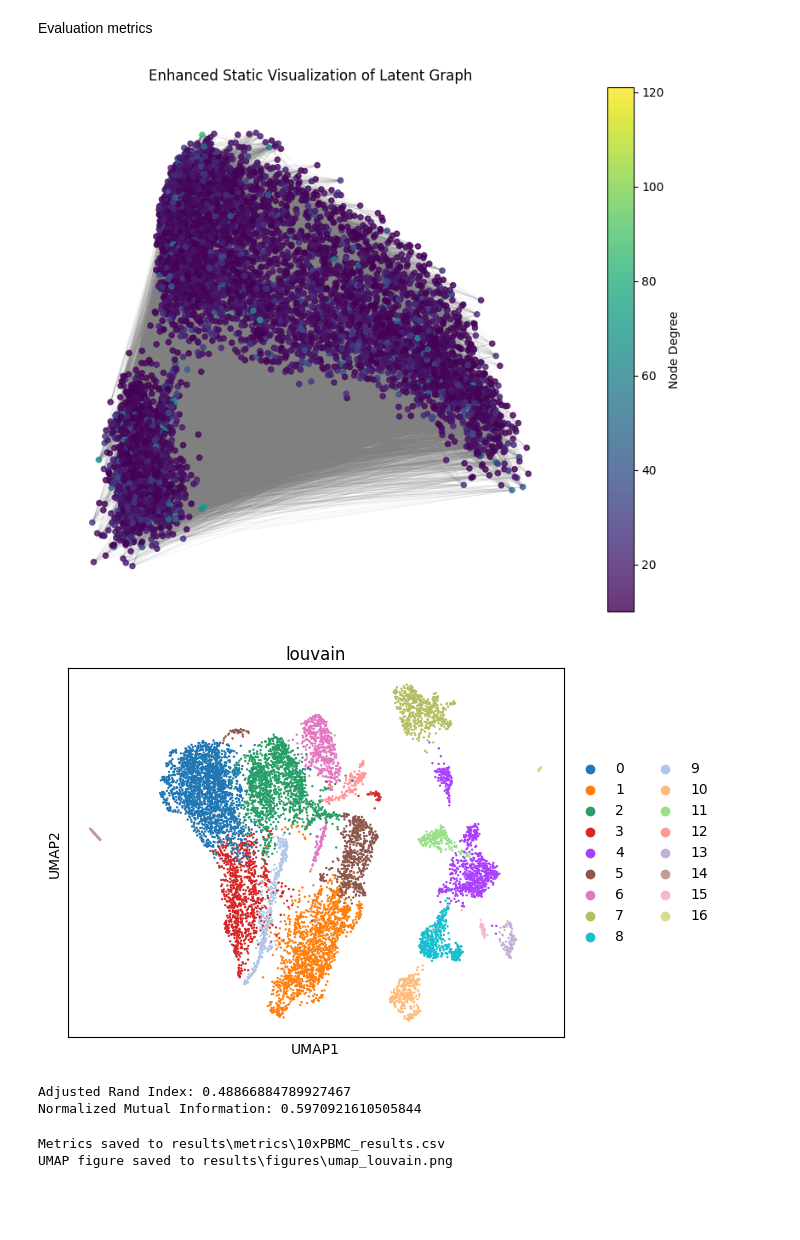
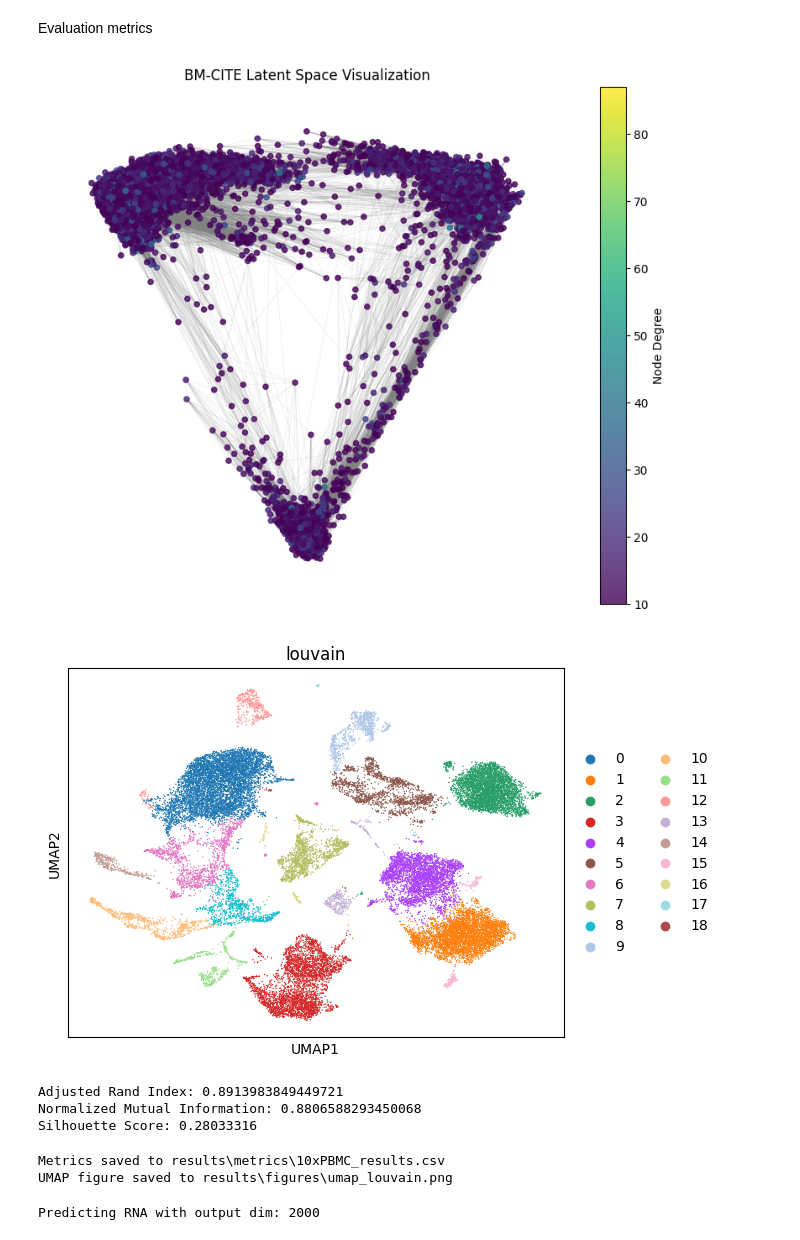
Before and after one commit to ZW471/MultiOmicsIntegration, a Jupyter notebook: evaluation/our_model_eval.ipynb, the cells around one changed output. Saved outputs shown, nothing was run; the diff lists cells and outputs as text; code cells hidden in the pictures; blank space fills up the shorter version.

```diff
--- a/evaluation/our_model_eval.ipynb
+++ b/evaluation/our_model_eval.ipynb
@@ -6,7 +6,7 @@ sys.path.append(os.path.abspath(".."))
 import torch
 import scanpy as sc
 # %%
-DATASET_NAME = "LUNG-CITE"
+DATASET_NAME = "BM-CITE"
 BASE_DATA_DIR = os.path.join("..", "datasets", "data", "processed")
 DEVICE = torch.device('cuda' if torch.cuda.is_available() else 'cpu')
 import random
@@ -428,3 +418,22 @@ INFO:pytorch_lightning.utilities.rank_zero:`Trainer.fit` stopped: `max_epochs=1`
+# %%
+from model.model import GraphAELightningModule
+
+checkpoint_path = r"C:/Users/sonia/Documents/University/Cambridge/L65/Multi Omics Integration Project/MultiOmicsIntegration/evaluation/checkpoints/BM-CITE-graph_ae-epoch=140-train_loss=0.09.ckpt"
+
+model = GraphAELightningModule.load_from_checkpoint(
+    checkpoint_path,
+    in_channels=hetero_data['cell'].x.size(1),
+    hidden_channels=512,
+    latent_channels=512,
+    modalities=modalities,
+    num_layers=2,
+    learning_rate=0.0001,
+    total_epochs=500,
+    warmup_epochs=3,
+    num_clusters=20,
+    clustering_weight=0.01,
+    strict=False
+)
 # %%
 # Inference on full data:
 model.eval()
@@ -460,0 +449,11 @@ Predicted edge probabilities: {'ATAC': tensor([[0.6444],
+# %%
+model = model.cpu()
+hetero_data = hetero_data.cpu()
+
+model.eval()
+with torch.no_grad():
+    z = model(hetero_data)  # CPU-based inference
+    pos_edge_index = list(hetero_data.edge_index_dict.values())[0]
+    pred_edge_probs = model.model.decode(z, pos_edge_index)
+    print(f"nde_embedding: {z}")
+    print("Predicted edge probabilities:", pred_edge_probs)
@@ -479,35 +499,35 @@ z_2d = pca.fit_transform(z)
 # Create a NetworkX graph
 G = nx.Graph()
 
 num_nodes = z_2d.shape[0]
 # Add nodes with 2D positions as attributes
 for i in range(num_nodes):
     G.add_node(i, pos=z_2d[i])
 
 # Use all edges from pos_edge_index (assumed to be a torch.LongTensor)
 edge_index = pos_edge_index.cpu().numpy()  # shape: [2, num_edges]
 num_edges = edge_index.shape[1]
 
 # Add all edges to the graph
 for i in range(num_edges):
     src, dst = edge_index[:, i]
     G.add_edge(int(src), int(dst))
 
 # Get positions for all nodes and compute degrees for coloring
 pos = nx.get_node_attributes(G, 'pos')
 degree = dict(G.degree())
 node_color = [degree[node] for node in G.nodes()]
 
 plt.figure(figsize=(10, 8))
 # Draw nodes with a colormap based on degree, which conveys importance or connectivity
 nodes = nx.draw_networkx_nodes(G, pos, node_size=20, node_color=node_color, cmap=plt.cm.viridis, alpha=0.8)
 edges = nx.draw_networkx_edges(G, pos, width=0.5, edge_color='gray', alpha=0.15)
-plt.title("Enhanced Static Visualization of Latent Graph")
+plt.title("BM-CITE Latent Space Visualization")
 plt.axis('off')
 plt.colorbar(nodes, label='Node Degree')
 plt.show()
 # %% [output]
-[figure, old version]
+[figure, new version]
 # %%
 latent_embedding = z
 adata_eval = sc.AnnData(X=latent_embedding, obs=cell_metadata.copy())
@@ -518,7 +538,7 @@ sc.tl.louvain(adata_eval, resolution=0.5)            # Run Louvain clustering.
 sc.tl.umap(adata_eval)                               # Compute UMAP coordinates.
 sc.pl.embedding(adata_eval, color='louvain', basis='umap')  # Visualize the UMAP colored by Louvain clusters.
 # %% [output]
-[figure, old version]
+[figure, new version]
 # %%
 try:
     gt = adata_eval.obs['celltype'].tolist()   # True labels.
@@ -527,15 +547,19 @@ except KeyError:
 pred = adata_eval.obs['louvain'].tolist()     # Louvain cluster labels.
 
 from sklearn.metrics import adjusted_rand_score, normalized_mutual_info_score
+from utils.eval_utils import compute_silhouette
 
 ari = adjusted_rand_score(gt, pred)
 nmi = normalized_mutual_info_score(gt, pred)
+silhouette = compute_silhouette(adata_eval, embedding_key="emb", cluster_key="louvain")
 
 print("Adjusted Rand Index:", ari)
 print("Normalized Mutual Information:", nmi)
+print("Silhouette Score:", silhouette)
 # %% [output]
-Adjusted Rand Index: 0.48866884789927467
-Normalized Mutual Information: 0.5970921610505844
+Adjusted Rand Index: 0.8913983849449721
+Normalized Mutual Information: 0.8806588293450068
+Silhouette Score: 0.28033316
 # %%
 results_dir = "results"
 metrics_dir = os.path.join(results_dir, "metrics")
@@ -575,3 +599,11 @@ print(f"UMAP figure saved to {umap_fig_path}")
 # %% [output]
 Metrics saved to results\metrics\10xPBMC_results.csv
 UMAP figure saved to results\figures\umap_louvain.png
+# %%
+import torch
+target_modality = "RNA"
+target_features = torch.tensor(data[target_modality].X, dtype=torch.float)
+output_dim = target_features.shape[1]
+print(f"Predicting {target_modality} with output dim: {output_dim}")
+# %% [output]
+Predicting RNA with output dim: 2000
```
Also changed, not shown: parts of 20 cells of this notebook, 2 other files.
